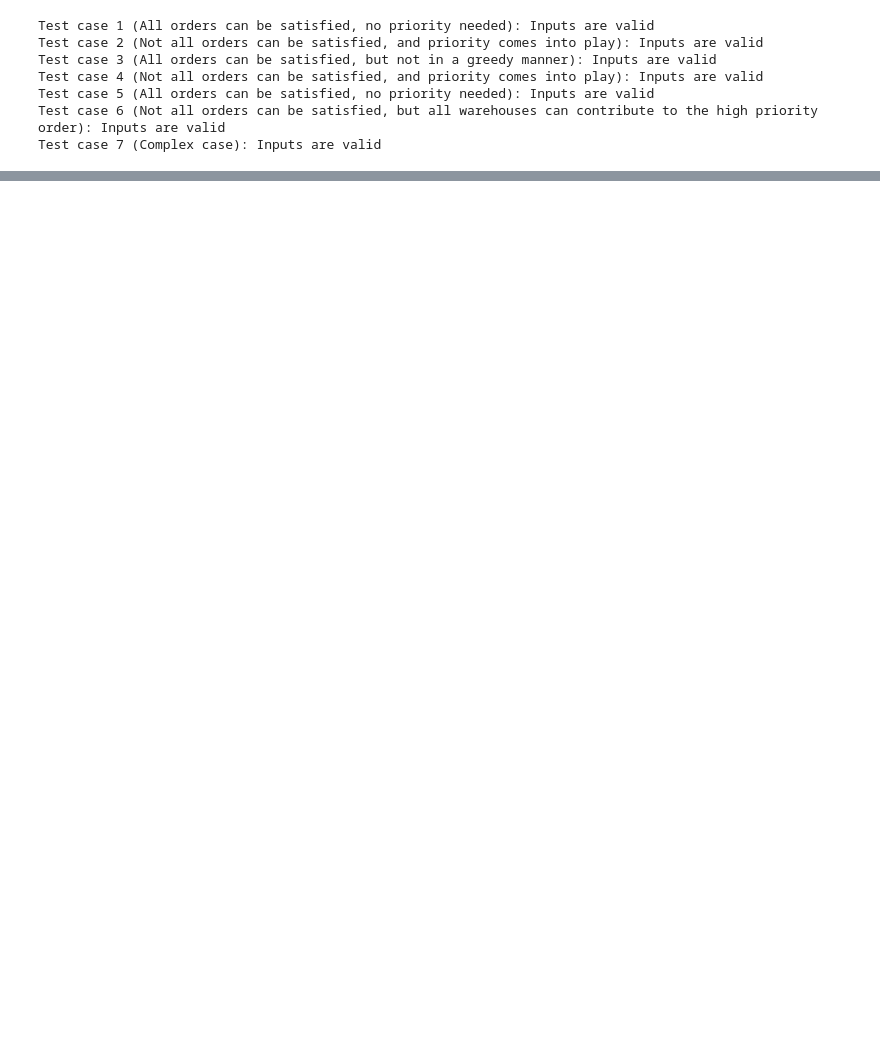
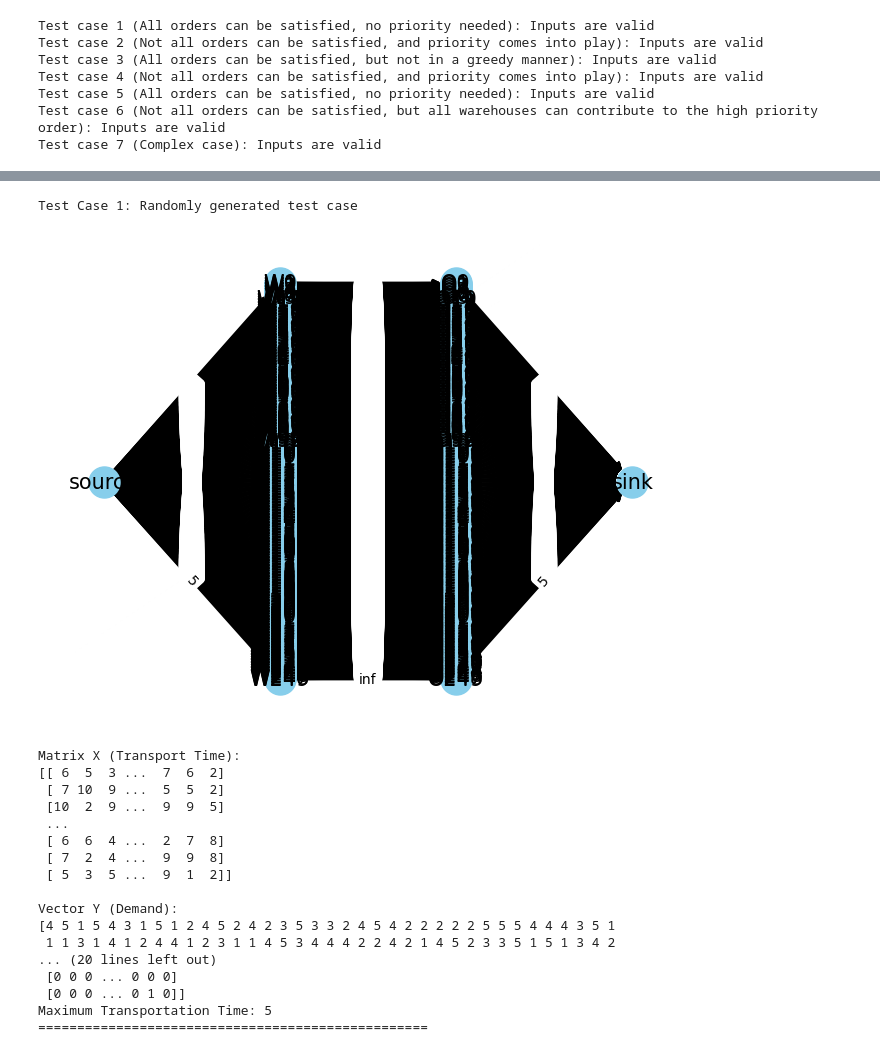
Before and after one commit to SuuTTT/wuliu, a Jupyter notebook: src/demo_netflow.ipynb, the cells around one changed output, grey strips where cells are left out. Drawn from its saved outputs; the diff is of its cells as text; code cells hidden in the pictures; blank space fills up the shorter version.

```diff
--- a/src/demo_netflow.ipynb
+++ b/src/demo_netflow.ipynb
@@ -1796,0 +980,46 @@ all_test_results_priority
+# %%
+
+# Define a function to run all tests
+def run_all_tests():
+    test_data_with_handcrafted = generate_test_data(num_cases=1, num_warehouses=250, num_orders=250)
+
+    for i, test_case in enumerate(test_data_with_handcrafted):
+        print(f"Test Case {i+1}: {test_case['description']}")
+
+        # Run the find_optimal_allocation_with_priority function
+        A, max_time,_,is_satisfied = find_optimal_allocation_with_priority(
+            test_case['X'], test_case['Y'], test_case['Z'], test_case['priority_order']
+        )
+        if is_satisfied:
+            # Visualize the final graph
+            G = build_graph(test_case['X'], test_case['Y'], test_case['Z'], np.inf)  # Use np.inf to include all edges
+            visualize_graph_with_data(G, test_case['X'], test_case['Y'], test_case['Z'])
+
+        # Display the results
+        print("Allocation Matrix A:")
+        print(A)
+        print("Maximum Transportation Time:", max_time)
+        print("="*50)
+
+# Run all tests
+run_all_tests()
+# %% [output]
+Test Case 1: Randomly generated test case
+[figure, added]
+Matrix X (Transport Time):
+[[ 6  5  3 ...  7  6  2]
+ [ 7 10  9 ...  5  5  2]
+ [10  2  9 ...  9  9  5]
+ ...
+ [ 6  6  4 ...  2  7  8]
+ [ 7  2  4 ...  9  9  8]
+ [ 5  3  5 ...  9  1  2]]
+
+Vector Y (Demand):
+[4 5 1 5 4 3 1 5 1 2 4 5 2 4 2 3 5 3 3 2 4 5 4 2 2 2 2 2 5 5 5 4 4 4 3 5 1
+ 1 1 3 1 4 1 2 4 4 1 2 3 1 1 4 5 3 4 4 4 2 2 4 2 1 4 5 2 3 3 5 1 5 1 3 4 2
+... (20 lines left out)
+ [0 0 0 ... 0 0 0]
+ [0 0 0 ... 0 1 0]]
+Maximum Transportation Time: 5
+==================================================
```
Also changed, not shown: parts of 41 cells of this notebook, 2 other files.
